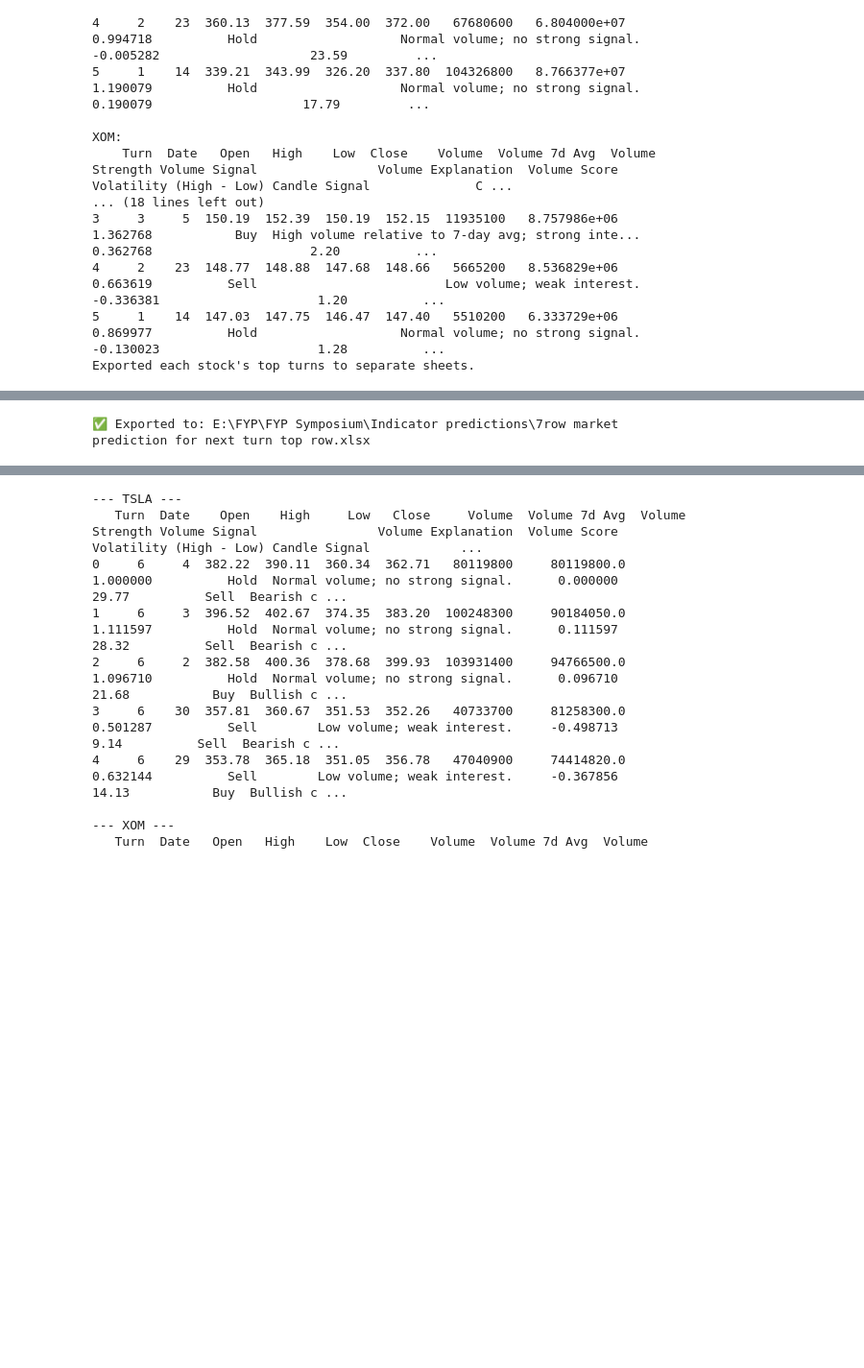
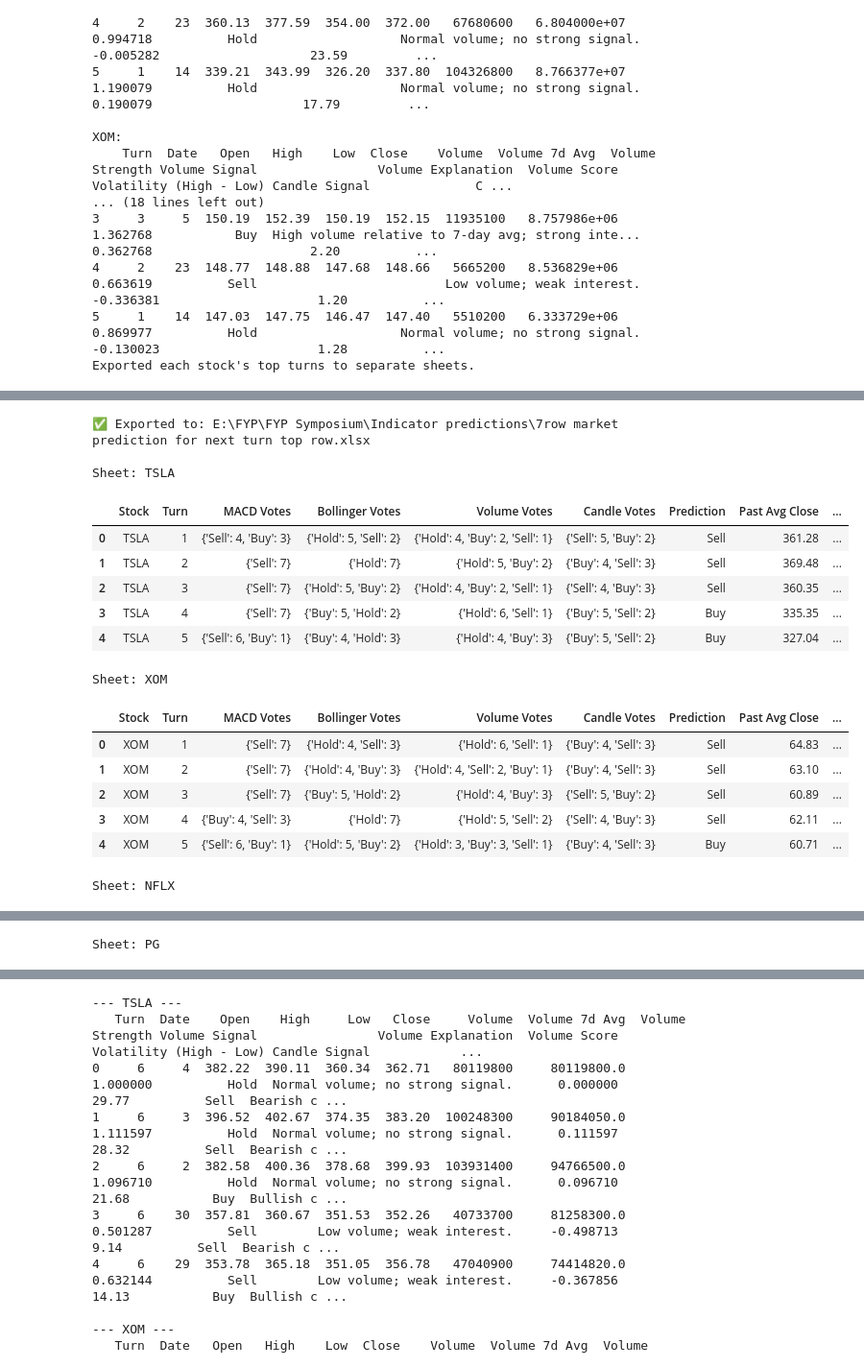
Before and after one commit to farraaaazzzzz/FYP-Symposium, a Jupyter notebook: Final Model Decision factor.ipynb, the cells around one changed output, grey strips where cells are left out. Shown at 96% size. Saved outputs shown, nothing was run; the diff lists cells and outputs as text; code cells hidden in the pictures; blank space fills up the shorter version.

```diff
--- a/Final Model Decision factor.ipynb
+++ b/Final Model Decision factor.ipynb
@@ -618,5 +594,5 @@ KeyError: 'RSI (14)'
 # %%
-# ===== Block 4.9c & 4.9d — 7-Row Turn Signal Voting for Next Turn's Top Row (Stock-Specific Weights + Market Condition) =====
+# ===== Block 4.7c & 4.7d — 7-Row Turn Signal Voting for Next Turn's Top Row (Stock-Specific Weights + Market Condition) =====
 
 import pandas as pd
 from collections import defaultdict
@@ -693,30 +669,51 @@ for sheet_name, df_proc in processed.items():
             "Bollinger Votes": df_curr["Bollinger Signal"].value_counts().to_dict(),
             "Volume Votes": df_curr["Volume Signal"].value_counts().to_dict(),
             "Candle Votes": df_curr["Candle Signal"].value_counts().to_dict(),
             "Prediction": prediction,
             "Past Avg Close": round(past_close_avg, 2),
             "Next Turn Top Close": round(future_top_close, 2),
             "Market": actual,
             "Market Condition": classify_market_state(past_close_avg, future_top_close),
             "Correct": prediction == actual
         })
 
 # Organize results by stock
 stock_turn_dfs = defaultdict(list)
 for row in turn_results:
     stock_turn_dfs[row["Stock"]].append(row)
 
 # Convert to DataFrames
 turn_summary_dfs = {
     stock: pd.DataFrame(rows) for stock, rows in stock_turn_dfs.items()
 }
 
 # Export to Excel: separate sheet for each stock
 export_path = r"E:\FYP\FYP Symposium\Indicator predictions\7row market prediction for next turn top row.xlsx"
 with pd.ExcelWriter(export_path, engine="xlsxwriter") as writer:
     for stock, df in turn_summary_dfs.items():
         df.to_excel(writer, sheet_name=stock[:31], index=False)
 
 print(f"✅ Exported to: {export_path}")
+
+df = pd.read_excel(export_path, sheet_name=None)
+for sheet_name, data in df.items():
+    print(f"\nSheet: {sheet_name}")
+    display(data.head(10))
 # %% [output]
 ✅ Exported to: E:\FYP\FYP Symposium\Indicator predictions\7row market prediction for next turn top row.xlsx
+
+Sheet: TSLA
+|  | Stock | Turn | MACD Votes | Bollinger Votes | Volume Votes | Candle Votes | Prediction | Past Avg Close | ... |
+| 0 | TSLA | 1 | {'Sell': 4, 'Buy': 3} | {'Hold': 5, 'Sell': 2} | {'Hold': 4, 'Buy': 2, 'Sell': 1} | {'Sell': 5, 'Buy': 2} | Sell | 361.28 | ... |
+| 1 | TSLA | 2 | {'Sell': 7} | {'Hold': 7} | {'Hold': 5, 'Buy': 2} | {'Buy': 4, 'Sell': 3} | Sell | 369.48 | ... |
+| 2 | TSLA | 3 | {'Sell': 7} | {'Hold': 5, 'Buy': 2} | {'Hold': 4, 'Buy': 2, 'Sell': 1} | {'Sell': 4, 'Buy': 3} | Sell | 360.35 | ... |
+| 3 | TSLA | 4 | {'Sell': 7} | {'Buy': 5, 'Hold': 2} | {'Hold': 6, 'Sell': 1} | {'Buy': 5, 'Sell': 2} | Buy | 335.35 | ... |
+| 4 | TSLA | 5 | {'Sell': 6, 'Buy': 1} | {'Buy': 4, 'Hold': 3} | {'Hold': 4, 'Buy': 3} | {'Buy': 5, 'Sell': 2} | Buy | 327.04 | ... |
+Sheet: XOM
+|  | Stock | Turn | MACD Votes | Bollinger Votes | Volume Votes | Candle Votes | Prediction | Past Avg Close | ... |
+| 0 | XOM | 1 | {'Sell': 7} | {'Hold': 4, 'Sell': 3} | {'Hold': 6, 'Sell': 1} | {'Buy': 4, 'Sell': 3} | Sell | 64.83 | ... |
+| 1 | XOM | 2 | {'Sell': 7} | {'Hold': 4, 'Buy': 3} | {'Hold': 4, 'Sell': 2, 'Buy': 1} | {'Buy': 4, 'Sell': 3} | Sell | 63.10 | ... |
+| 2 | XOM | 3 | {'Sell': 7} | {'Buy': 5, 'Hold': 2} | {'Hold': 4, 'Buy': 3} | {'Sell': 5, 'Buy': 2} | Sell | 60.89 | ... |
+| 3 | XOM | 4 | {'Buy': 4, 'Sell': 3} | {'Hold': 7} | {'Hold': 5, 'Sell': 2} | {'Sell': 4, 'Buy': 3} | Sell | 62.11 | ... |
+| 4 | XOM | 5 | {'Sell': 6, 'Buy': 1} | {'Hold': 5, 'Buy': 2} | {'Hold': 3, 'Buy': 3, 'Sell': 1} | {'Buy': 4, 'Sell': 3} | Buy | 60.71 | ... |
+Sheet: NFLX
@@ -722,0 +726 @@ print(f"✅ Exported to: {export_path}")
+Sheet: PG
```
Also changed, not shown: parts of 9 cells of this notebook, 8 other files.
